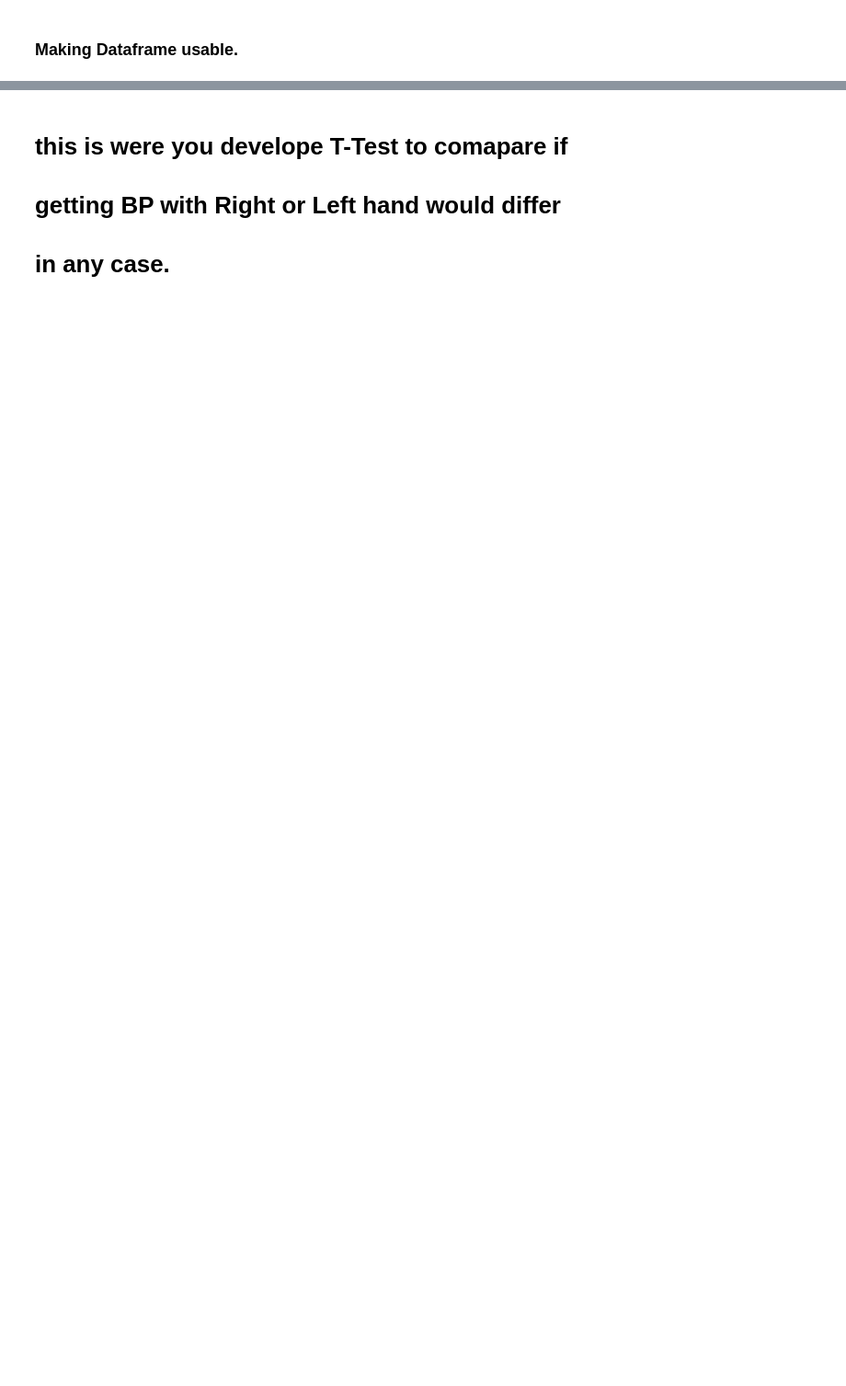
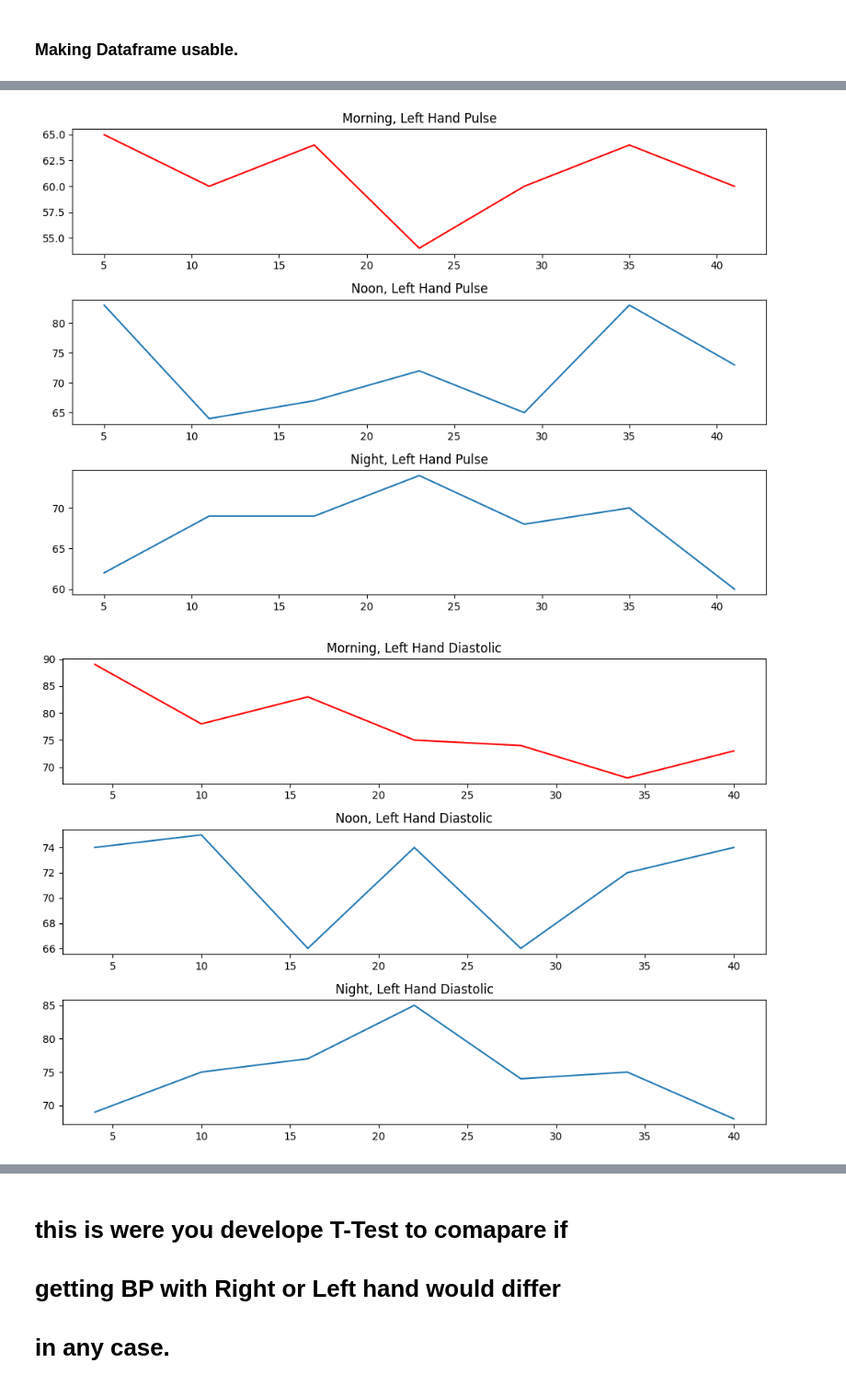
Before and after one commit to pouniq/BloodPressure_Analytics, a Jupyter notebook: Notebooks/EDA.ipynb, the cells around one changed output, grey strips where cells are left out. Shown at 92% size. Cells and saved outputs as stored; diff of their text form; code cells hidden in the pictures; blank space fills up the shorter version.

```diff
--- a/Notebooks/EDA.ipynb
+++ b/Notebooks/EDA.ipynb
@@ -36,0 +46,6 @@ df.head()
+# %%
+df['day'] = df['day'].ffill()
+df['hand'] = df['hand'].ffill()
+df['date'] = df['date'].ffill()
+
+df.head()
@@ -36,0 +62,4 @@ df.head()
+# %%
+df = df.dropna()
+col_num = ['morning', 'noon', 'night']
+col_cat = ['hand', 'type']
@@ -120,0 +212,10 @@ Name: measurement, dtype: float64
+# %%
+# Analysis of Left hand
+
+datasets = [df_L_p , df_L_d , df_L_s]
+names = ['Pulse' , 'Diastolic', 'Systolic']
+
+Plot_L(datasets, names)
+# %% [output]
+[figure, added]
+[figure, added]
```
Also changed, not shown: parts of 23 cells of this notebook, 4 other files.
